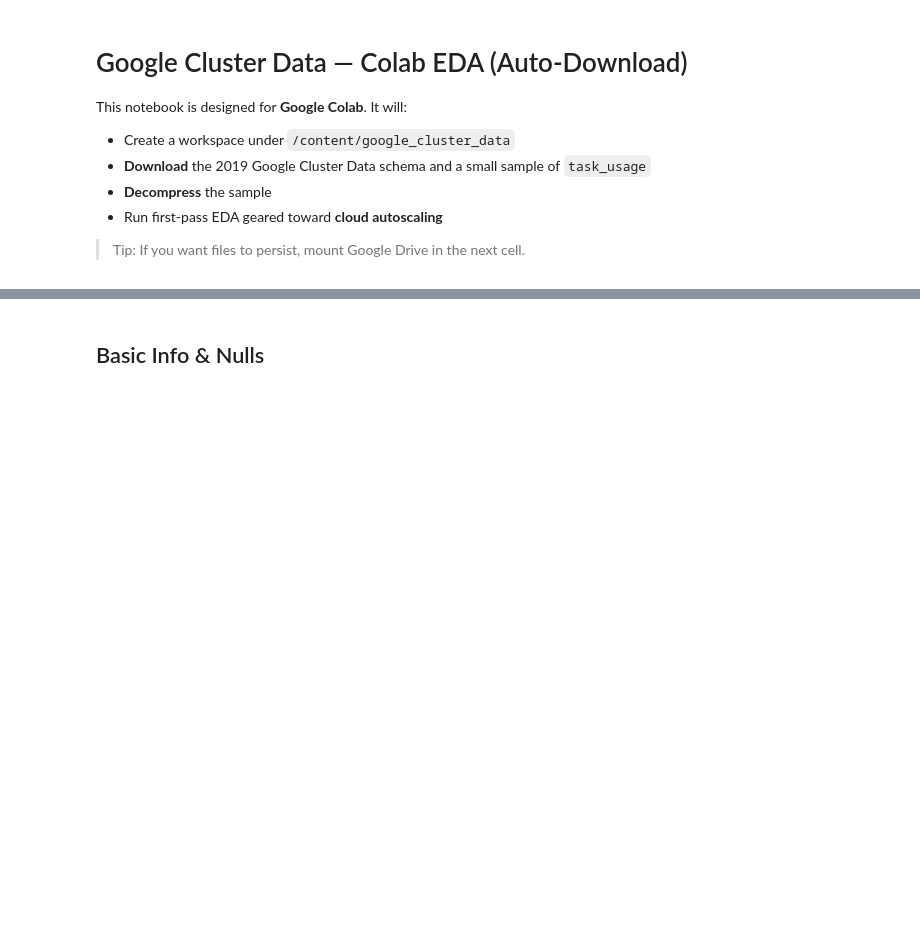
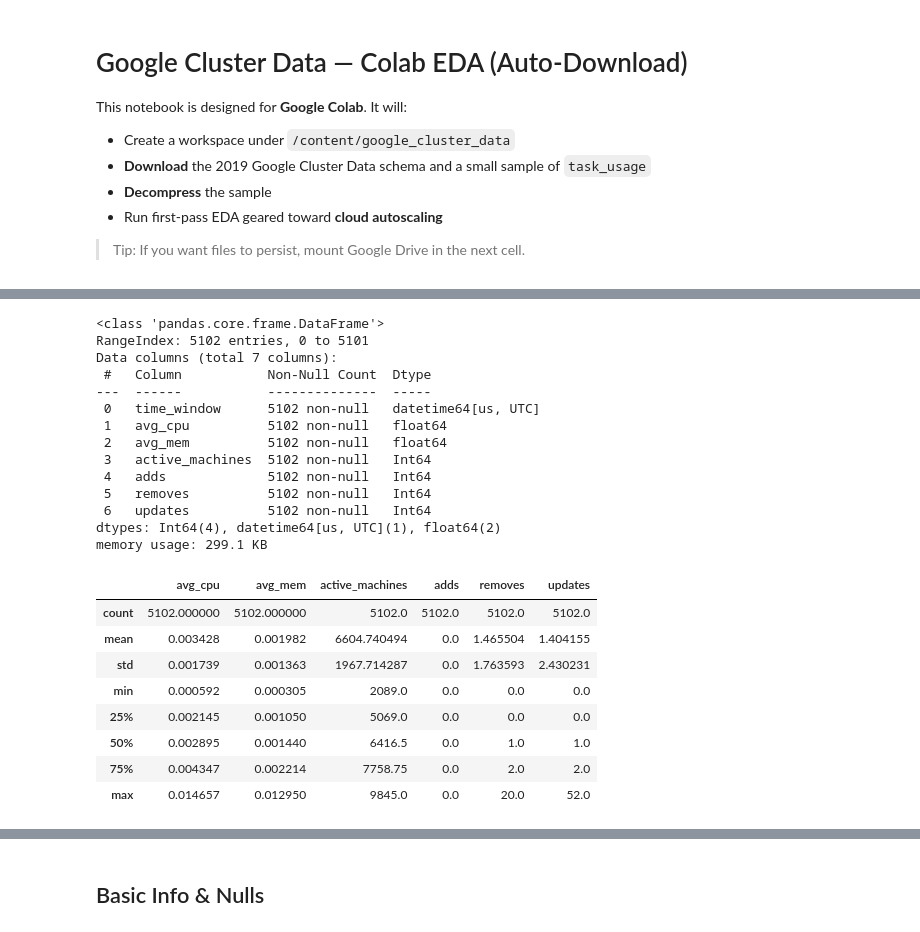
Before and after one commit to rah-ds/Cloud-Autoscaling-using-RL, a Jupyter notebook: notebooks/google_cluster_colab_eda.ipynb, the cells around one changed output, grey strips where cells are left out. Drawn from its saved outputs; the diff is of its cells as text; code cells hidden in the pictures; blank space fills up the shorter version.

```diff
--- a/notebooks/google_cluster_colab_eda.ipynb
+++ b/notebooks/google_cluster_colab_eda.ipynb
@@ -155,0 +133,27 @@ Job ID: 2317b316-cf95-482b-bed6-660a3c513eaf
+# %%
+df.info()
+df.describe()
+# %% [output]
+<class 'pandas.core.frame.DataFrame'>
+RangeIndex: 5102 entries, 0 to 5101
+Data columns (total 7 columns):
+ #   Column           Non-Null Count  Dtype
+---  ------           --------------  -----
+ 0   time_window      5102 non-null   datetime64[us, UTC]
+ 1   avg_cpu          5102 non-null   float64
+ 2   avg_mem          5102 non-null   float64
+ 3   active_machines  5102 non-null   Int64
+ 4   adds             5102 non-null   Int64
+ 5   removes          5102 non-null   Int64
+ 6   updates          5102 non-null   Int64
+dtypes: Int64(4), datetime64[us, UTC](1), float64(2)
+memory usage: 299.1 KB
+|  | avg_cpu | avg_mem | active_machines | adds | removes | updates |
+| count | 5102.000000 | 5102.000000 | 5102.0 | 5102.0 | 5102.0 | 5102.0 |
+| mean | 0.003428 | 0.001982 | 6604.740494 | 0.0 | 1.465504 | 1.404155 |
+| std | 0.001739 | 0.001363 | 1967.714287 | 0.0 | 1.763593 | 2.430231 |
+| min | 0.000592 | 0.000305 | 2089.0 | 0.0 | 0.0 | 0.0 |
+| 25% | 0.002145 | 0.001050 | 5069.0 | 0.0 | 0.0 | 0.0 |
+| 50% | 0.002895 | 0.001440 | 6416.5 | 0.0 | 1.0 | 1.0 |
+| 75% | 0.004347 | 0.002214 | 7758.75 | 0.0 | 2.0 | 2.0 |
+| max | 0.014657 | 0.012950 | 9845.0 | 0.0 | 20.0 | 52.0 |
```
Also changed, not shown: parts of 42 cells of this notebook.
